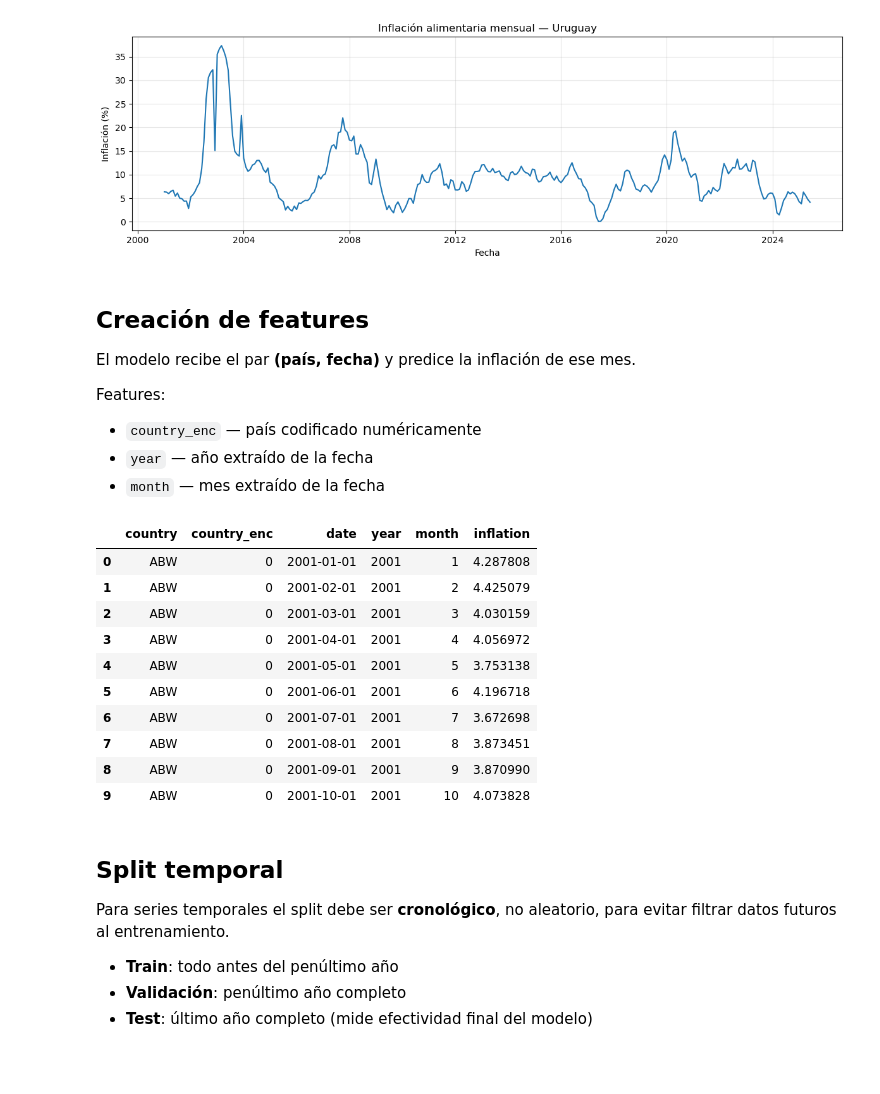
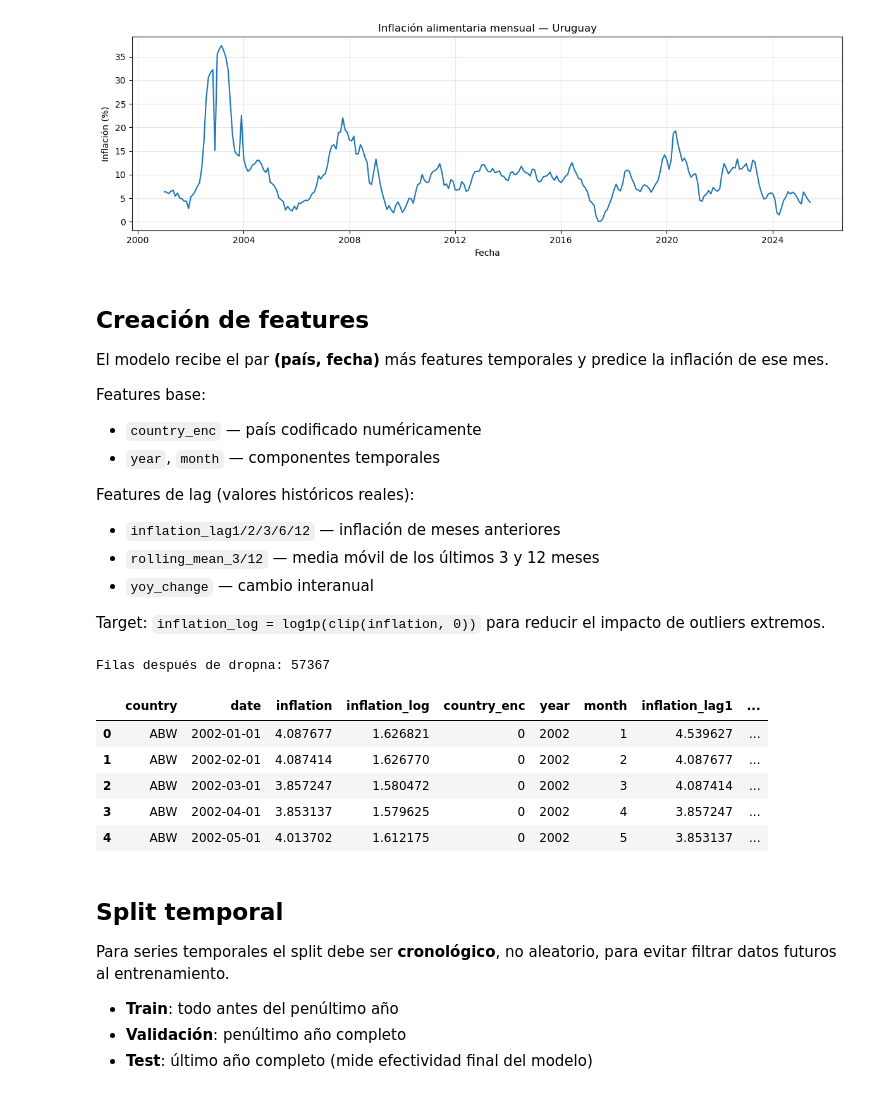
Before and after one commit to nataliacampiglia/mlp-obligatorio, a Jupyter notebook: model-building/food_inflation_model.ipynb, the cells around one changed output. Saved outputs shown, nothing was run; the diff lists cells and outputs as text; code cells hidden in the pictures; blank space fills up the shorter version.

Commit message:
Improving model

```diff
--- a/model-building/food_inflation_model.ipynb
+++ b/model-building/food_inflation_model.ipynb
@@ -86,31 +86,55 @@ plt.show()
 # %% [markdown]
 ## Creación de features
 
-El modelo recibe el par **(país, fecha)** y predice la inflación de ese mes.
+El modelo recibe el par **(país, fecha)** más features temporales y predice la inflación de ese mes.
 
-Features:
+Features base:
 - `country_enc` — país codificado numéricamente
-- `year` — año extraído de la fecha
-- `month` — mes extraído de la fecha
+- `year`, `month` — componentes temporales
+
+Features de lag (valores históricos reales):
+- `inflation_lag1/2/3/6/12` — inflación de meses anteriores
+- `rolling_mean_3/12` — media móvil de los últimos 3 y 12 meses
+- `yoy_change` — cambio interanual
+
+Target: `inflation_log = log1p(clip(inflation, 0))` para reducir el impacto de outliers extremos.
 # %%
 le = LabelEncoder()
 df["country_enc"] = le.fit_transform(df["country"])
 df["year"]  = df["date"].dt.year
 df["month"] = df["date"].dt.month
 
-df[["country", "country_enc", "date", "year", "month", "inflation"]].head(10)
+# Lag features por país
+for lag in [1, 2, 3, 6, 12]:
+    df[f"inflation_lag{lag}"] = df.groupby("country")["inflation"].shift(lag)
+
+# Rolling stats (shift(1) para no filtrar el valor actual)
+df["rolling_mean_3"]  = df.groupby("country")["inflation"].transform(lambda x: x.shift(1).rolling(3).mean())
+df["rolling_mean_12"] = df.groupby("country")["inflation"].transform(lambda x: x.shift(1).rolling(12).mean())
+df["yoy_change"]      = df["inflation"] - df.groupby("country")["inflation"].shift(12)
+
+# Log transform del target (clip para manejar valores negativos)
+df["inflation_log"] = np.log1p(df["inflation"].clip(lower=0))
+
+df = df.dropna().reset_index(drop=True)
+
+FEATURE_COLS = [
+    "country_enc", "year", "month",
+    "inflation_lag1", "inflation_lag2", "inflation_lag3",
+    "inflation_lag6", "inflation_lag12",
+    "rolling_mean_3", "rolling_mean_12", "yoy_change"
+]
+
+print(f"Filas después de dropna: {len(df)}")
+df[["country", "date", "inflation", "inflation_log"] + FEATURE_COLS].head()
 # %% [output]
+Filas después de dropna: 57367
-|  | country | country_enc | date | year | month | inflation |
-| 0 | ABW | 0 | 2001-01-01 | 2001 | 1 | 4.287808 |
-| 1 | ABW | 0 | 2001-02-01 | 2001 | 2 | 4.425079 |
-| 2 | ABW | 0 | 2001-03-01 | 2001 | 3 | 4.030159 |
-| 3 | ABW | 0 | 2001-04-01 | 2001 | 4 | 4.056972 |
-| 4 | ABW | 0 | 2001-05-01 | 2001 | 5 | 3.753138 |
-| 5 | ABW | 0 | 2001-06-01 | 2001 | 6 | 4.196718 |
-| 6 | ABW | 0 | 2001-07-01 | 2001 | 7 | 3.672698 |
-| 7 | ABW | 0 | 2001-08-01 | 2001 | 8 | 3.873451 |
-| 8 | ABW | 0 | 2001-09-01 | 2001 | 9 | 3.870990 |
-| 9 | ABW | 0 | 2001-10-01 | 2001 | 10 | 4.073828 |
+|  | country | date | inflation | inflation_log | country_enc | year | month | inflation_lag1 | ... |
+| 0 | ABW | 2002-01-01 | 4.087677 | 1.626821 | 0 | 2002 | 1 | 4.539627 | ... |
+| 1 | ABW | 2002-02-01 | 4.087414 | 1.626770 | 0 | 2002 | 2 | 4.087677 | ... |
+| 2 | ABW | 2002-03-01 | 3.857247 | 1.580472 | 0 | 2002 | 3 | 4.087414 | ... |
+| 3 | ABW | 2002-04-01 | 3.853137 | 1.579625 | 0 | 2002 | 4 | 3.857247 | ... |
+| 4 | ABW | 2002-05-01 | 4.013702 | 1.612175 | 0 | 2002 | 5 | 3.853137 | ... |
 # %% [markdown]
 ## Split temporal
 
```
Also changed, not shown: parts of 11 cells of this notebook, 1 other file.
